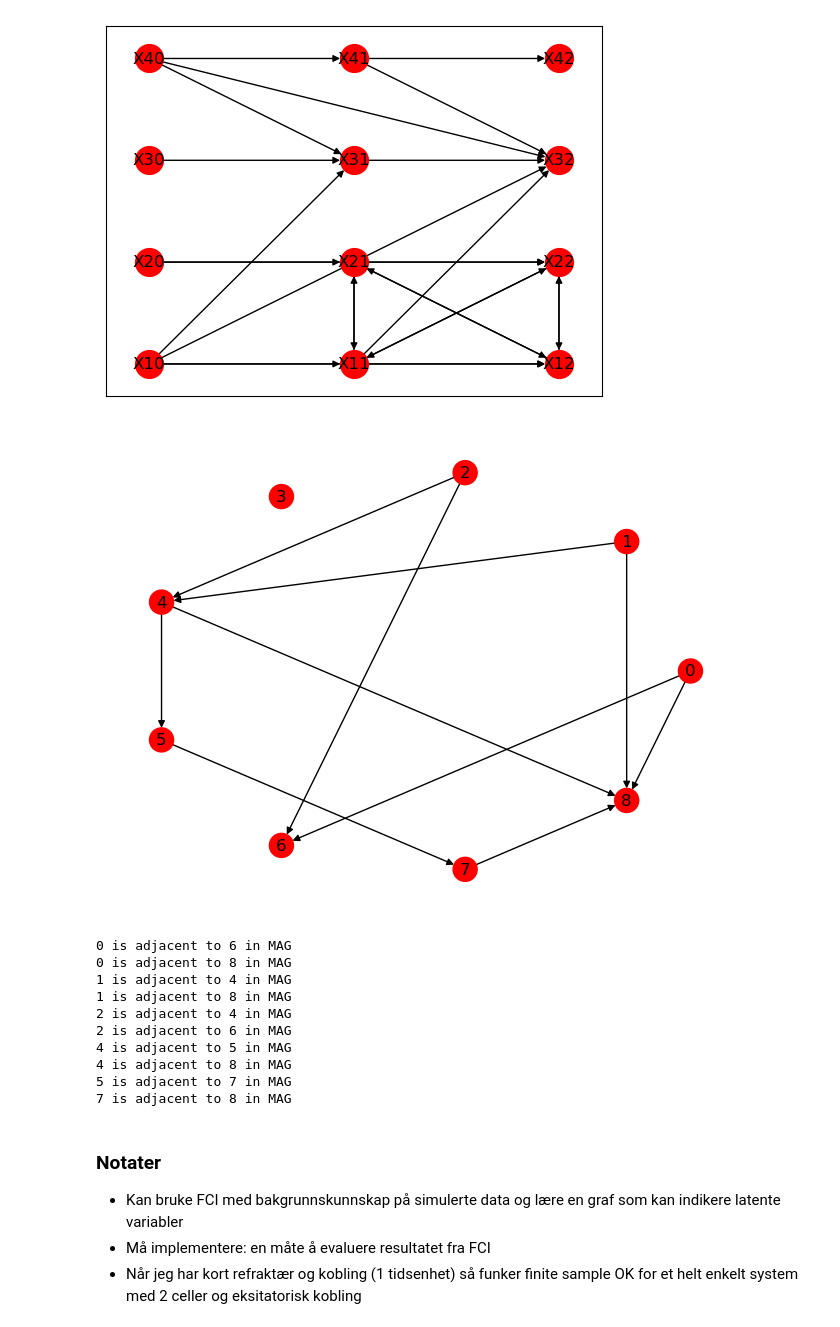
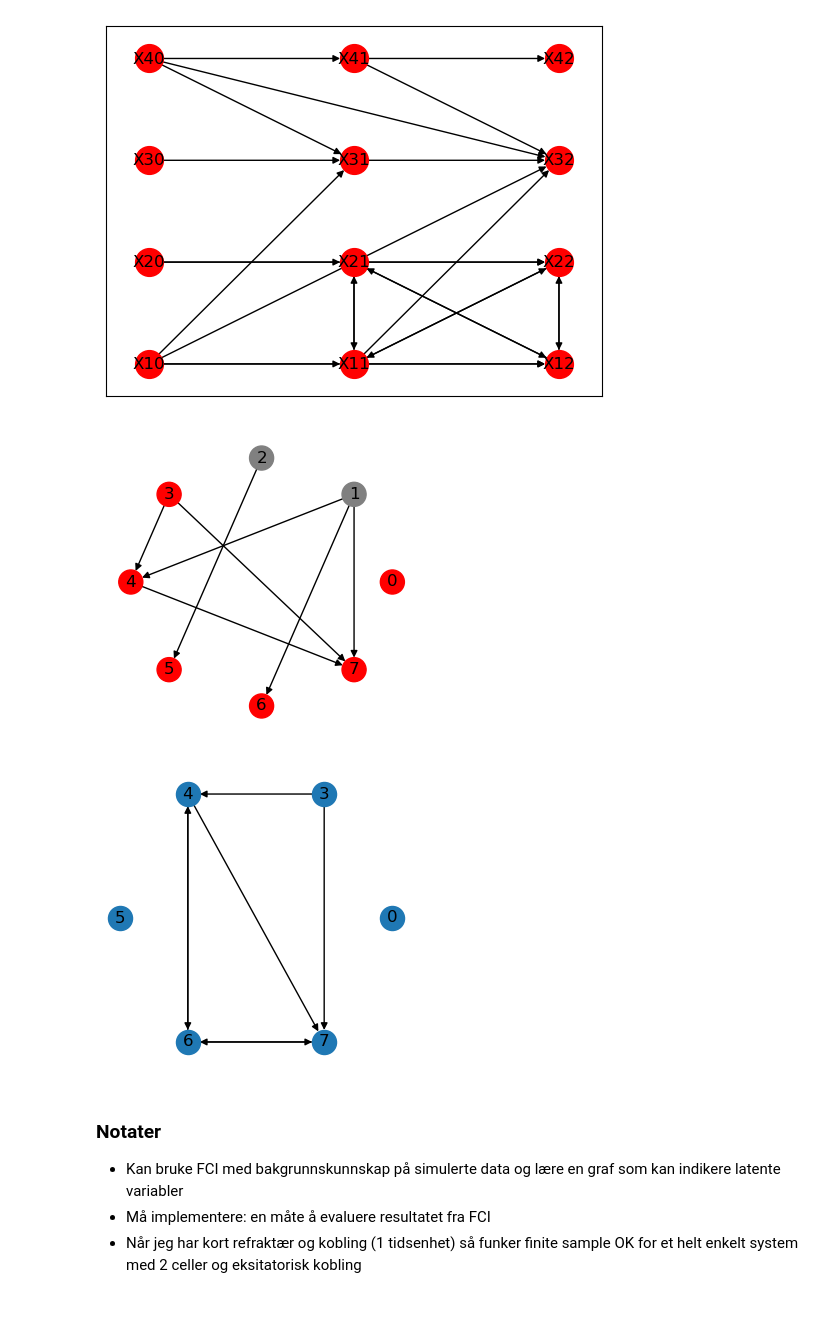
Before and after one commit to ungvilde/Causal-discovery, a Jupyter notebook: causaldiscovery_FCI.ipynb, the cells around one changed output. Saved outputs shown, nothing was run; the diff lists cells and outputs as text; code cells hidden in the pictures.

```diff
--- a/causaldiscovery_FCI.ipynb
+++ b/causaldiscovery_FCI.ipynb
@@ -590,37 +590,34 @@ nx.draw_networkx(mag,
 # %%
 import networkx as nx
 import numpy as np
+import matplotlib.pyplot as plt
 
-np.random.seed(13)
+np.random.seed(132)
 
-n_neurons=9
-n_obs = 9
-summary_graph_cyclic = nx.erdos_renyi_graph(n=n_neurons, p=0.3, directed=True, seed=1996)
+n_neurons=8
+n_obs = 6
+summary_graph_cyclic = nx.erdos_renyi_graph(n=n_neurons, p=0.2, directed=True, seed=196)
 summary_graph = nx.DiGraph()
 summary_graph.add_nodes_from(summary_graph_cyclic.nodes())
 summary_graph.add_edges_from([(u,v) for (u,v) in summary_graph_cyclic.edges() if u<v])
 observed_nodes = np.sort(np.random.choice(n_neurons, size=n_obs, replace=False))
+
+plt.figure(figsize=(3,3))
 nx.draw_circular(summary_graph,
                  with_labels=True,
                  node_color= ['red' if node in observed_nodes else 'grey' for node in summary_graph.nodes()]
 )
 # %% [output]
-[figure, old version]
+[figure, new version]
 # %%
 from functions import *
 
 mag = get_mag_from_dag(summary_graph, observed_nodes)
+
+plt.figure(figsize=(3,3))
+nx.draw_circular(mag, with_labels=True)
 # %% [output]
-0 is adjacent to 6 in MAG
-0 is adjacent to 8 in MAG
-1 is adjacent to 4 in MAG
-1 is adjacent to 8 in MAG
-2 is adjacent to 4 in MAG
-2 is adjacent to 6 in MAG
-4 is adjacent to 5 in MAG
-4 is adjacent to 8 in MAG
-5 is adjacent to 7 in MAG
-7 is adjacent to 8 in MAG
+[figure, added]
 # %% [markdown]
 ### Notater
 - Kan bruke FCI med bakgrunnskunnskap på simulerte data og lære en graf som kan indikere latente variabler
```
Also changed, not shown: parts of 3 cells of this notebook, 11 other files.
